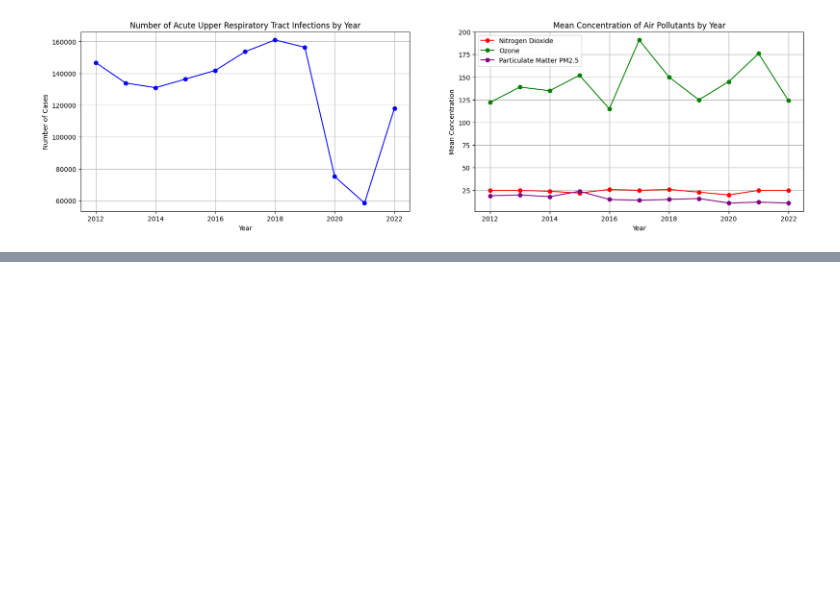
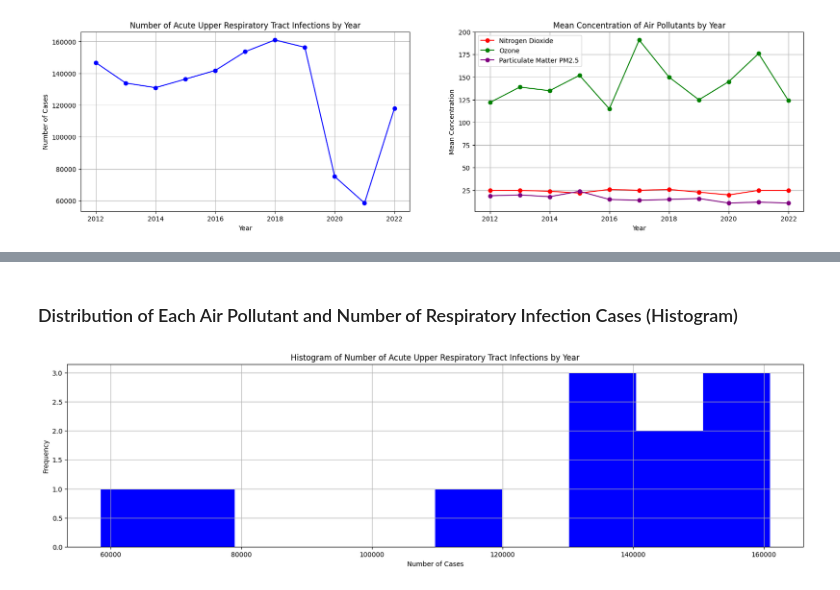
Before and after one commit to Reub26/Programming-for-Data-Science-CA1, a Jupyter notebook: main.ipynb, the cells around one changed output, grey strips where cells are left out. Drawn from its saved outputs; the diff is of its cells as text; code cells hidden in the pictures; blank space fills up the shorter version.

```diff
--- a/main.ipynb
+++ b/main.ipynb
@@ -207,0 +213,15 @@ Answer: Between 2012 to 2014, the number of Acute Upper Respiratory Tract Infect
+# %% [markdown]
+### Distribution of Each Air Pollutant and Number of Respiratory Infection Cases (Histogram)
+# %%
+# plot histogram
+
+# plot respiratory
+plt.figure(figsize=(20, 5))
+plt.hist(respiratory_cases_by_year, bins=10, color="blue")
+plt.title("Histogram of Number of Acute Upper Respiratory Tract Infections by Year")
+plt.xlabel("Number of Cases")
+plt.ylabel("Frequency")
+plt.grid()
+plt.show()
+# %% [output]
+[figure, added]
```
Also changed, not shown: parts of 5 cells of this notebook.
